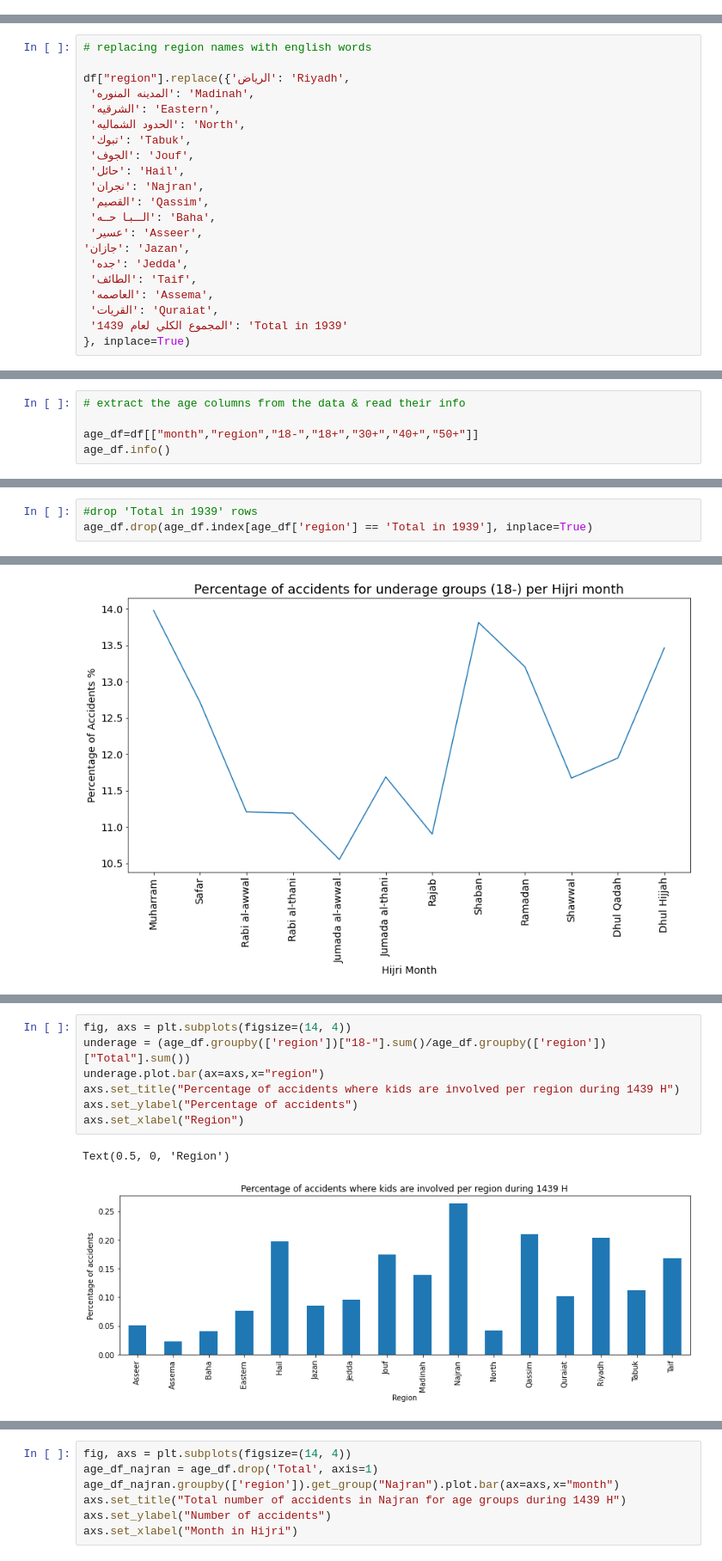
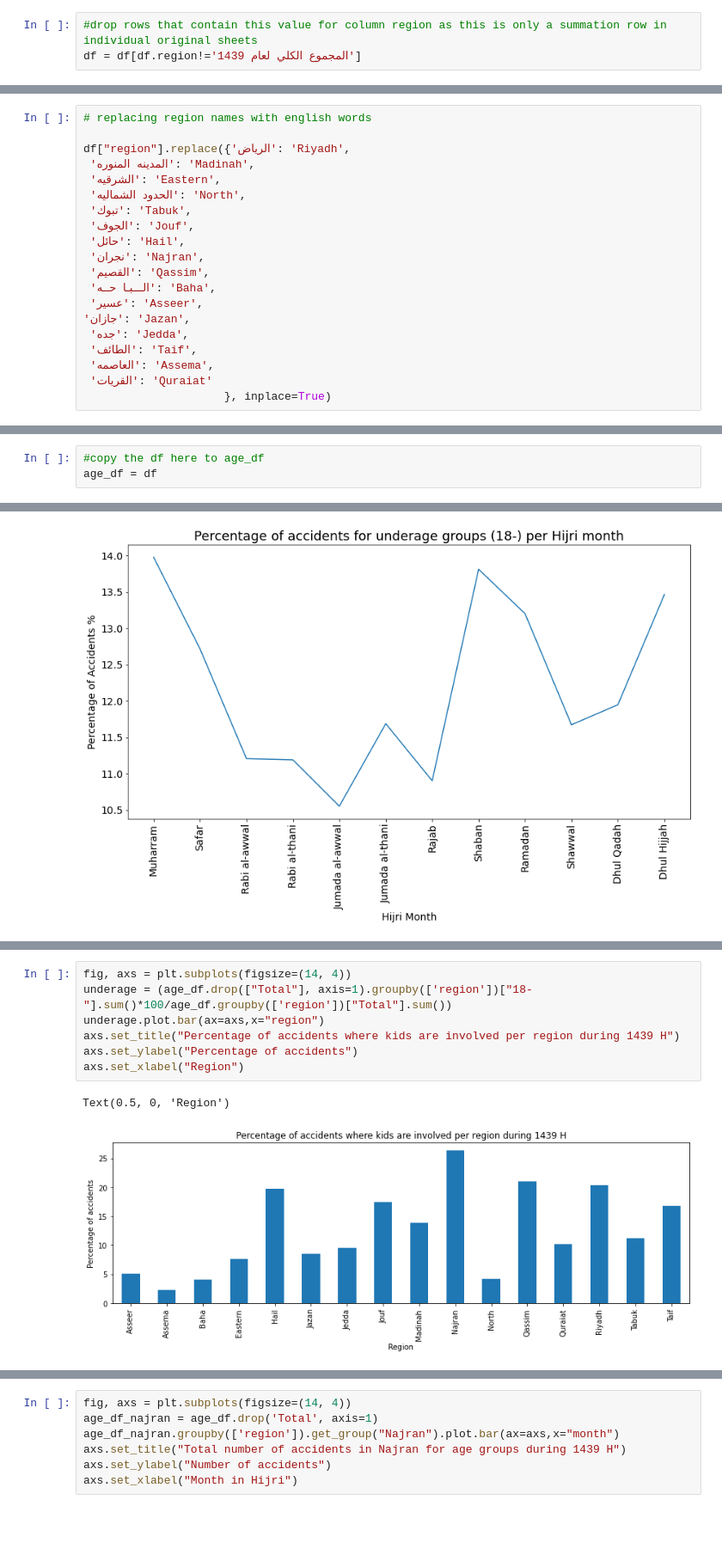
Before and after one commit to qoraraf/Udacity_DS_project_1, a Jupyter notebook: traffic_KSA.ipynb, the cells around one changed output, grey strips where cells are left out. Shown at 86% size. Cells and saved outputs as stored; diff of their text form; blank space fills up the shorter version.

```diff
--- a/traffic_KSA.ipynb
+++ b/traffic_KSA.ipynb
@@ -80,6 +147,9 @@ values = ["المجموع", "الشهر"]
 
 #drop rows that contain any value in the list
 df = df[df.month.isin(values) == False]
+# %%
+#drop rows that contain this value for column region as this is only a summation row in individual original sheets
+df = df[df.region!='المجموع الكلي لعام 1439']
 # %%
 df.month.unique()
 # %% [output]
@@ -123,7 +193,6 @@ df["region"].replace({'الرياض': 'Riyadh',
  'جده': 'Jedda',
  'الطائف': 'Taif',
  'العاصمه': 'Assema',
- 'القريات': 'Quraiat',
- 'المجموع الكلي لعام 1439': 'Total in 1939'
-}, inplace=True)
+ 'القريات': 'Quraiat'
+                     }, inplace=True)
 # %%
@@ -134,5 +203,3 @@ df.shape
 # %%
-# extract the age columns from the data & read their info
-
-age_df=df[["month","region","18-","18+","30+","40+","50+"]]
-age_df.info()
+#copy the df here to age_df
+age_df = df
@@ -223,3 +285,0 @@ array(['Riyadh', 'Madinah', 'Eastern', 'North', 'Tabuk', 'Jouf', 'Hail',
-# %%
-#drop 'Total in 1939' rows
-age_df.drop(age_df.index[age_df['region'] == 'Total in 1939'], inplace=True)
@@ -380,10 +362,10 @@ fig.show()
 # %%
 fig, axs = plt.subplots(figsize=(14, 4))
-underage = (age_df.groupby(['region'])["18-"].sum()/age_df.groupby(['region'])["Total"].sum())
+underage = (age_df.drop(["Total"], axis=1).groupby(['region'])["18-"].sum()*100/age_df.groupby(['region'])["Total"].sum())
 underage.plot.bar(ax=axs,x="region")
 axs.set_title("Percentage of accidents where kids are involved per region during 1439 H")
 axs.set_ylabel("Percentage of accidents")
 axs.set_xlabel("Region")
 # %% [output]
 Text(0.5, 0, 'Region')
-[figure, old version]
+[figure, new version]
```
Also changed, not shown: parts of 58 cells of this notebook.
